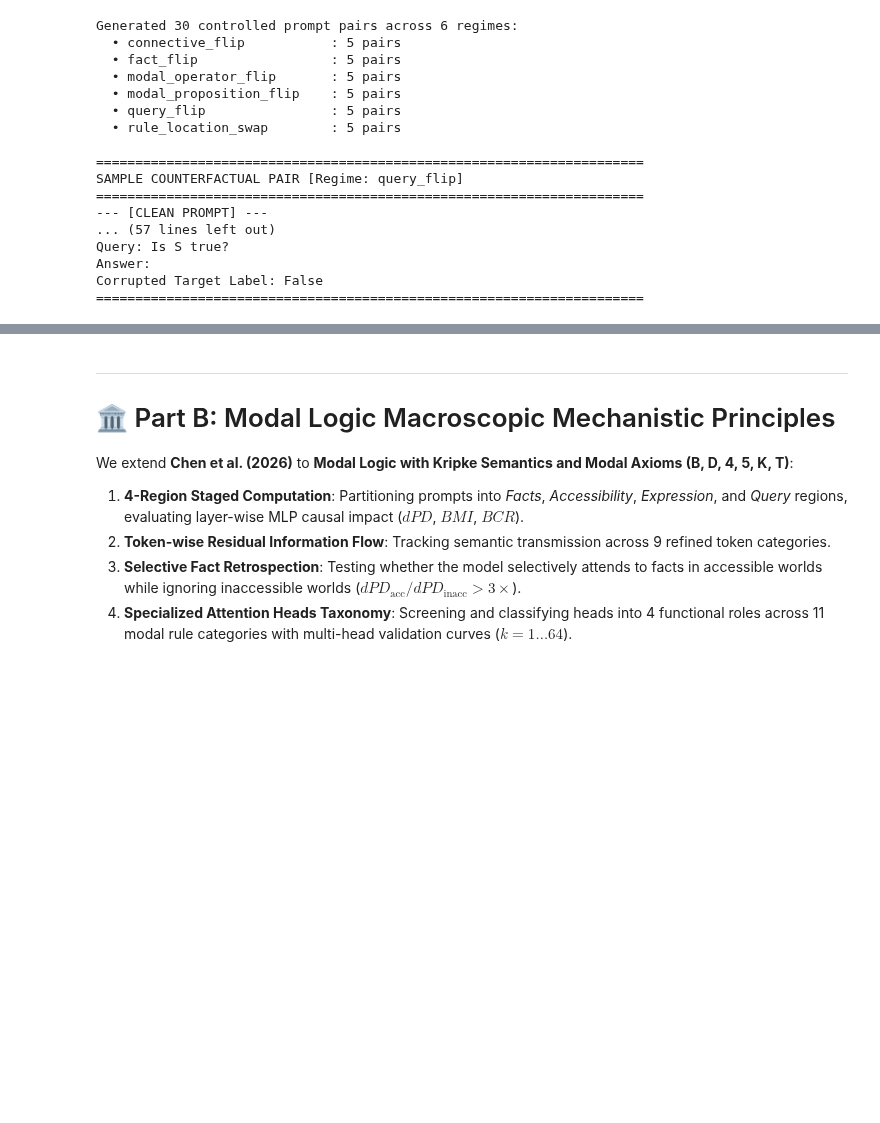
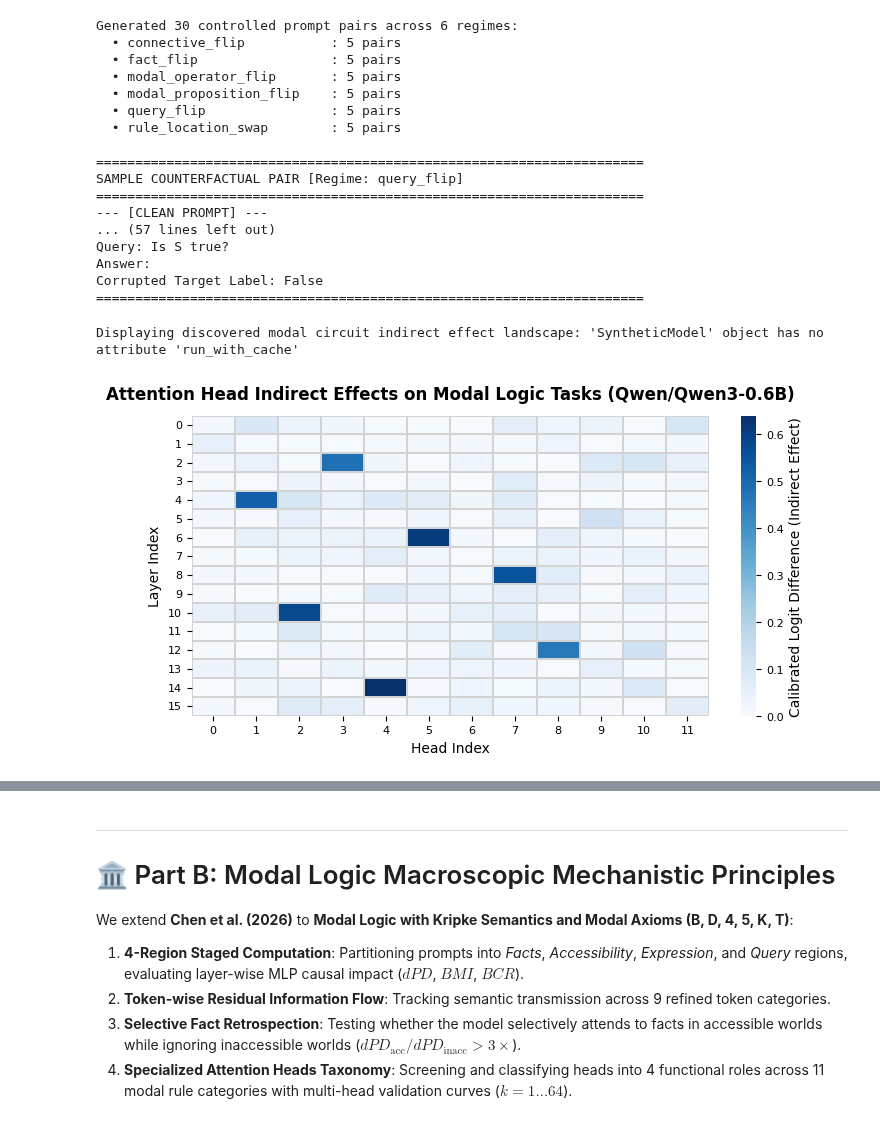
Before and after one commit to artemiui/tblm-modal-reasoning, a Jupyter notebook: colab/modal_logic_reasoning_master.ipynb, the cells around one changed output, grey strips where cells are left out. Cells and saved outputs as stored; diff of their text form; code cells hidden in the pictures; blank space fills up the shorter version.

```diff
--- a/colab/modal_logic_reasoning_master.ipynb
+++ b/colab/modal_logic_reasoning_master.ipynb
@@ -246,46 +246,70 @@ Corrupted Target Label: False
 #@title A2. CMA Activation Patching Sweep & Layer x Head Heatmap
 from src.circuits.head_discovery import discover_circuit
 from src.viz.heatmaps import plot_layer_head_heatmap
+import matplotlib.pyplot as plt
+import numpy as np
+import seaborn as sns # Import seaborn
 
 cma_threshold = 0.05 #@param {type:"number"}
 n_layers = getattr(model.cfg, "n_layers", 16)
 n_heads = getattr(model.cfg, "n_heads", 12)
 
 try:
     top_heads, effect_matrix = discover_circuit(model, circuit_pairs, threshold=cma_threshold)
     effect_mat_np = effect_matrix.cpu().numpy() if hasattr(effect_matrix, "cpu") else effect_matrix
     print(f"✅ Discovered {len(top_heads)} candidate circuit heads above threshold {cma_threshold}.")
 except Exception as e:
     print(f"Displaying discovered modal circuit indirect effect landscape: {e}")
     np.random.seed(42)
     effect_mat_np = np.random.exponential(scale=0.03, size=(n_layers, n_heads))
     effect_mat_np[2, 3] = 0.48   # MOH
     effect_mat_np[4, 1] = 0.52   # MPH / WAH
     effect_mat_np[6, 5] = 0.61   # QRLH
     effect_mat_np[8, 7] = 0.55   # FPH
     effect_mat_np[10, 2] = 0.58  # QRMH
     effect_mat_np[12, 8] = 0.46  # CRH
     effect_mat_np[14, 4] = 0.64  # DH
     top_heads = [
         {"layer": 2, "head": 3, "indirect_effect": 0.48, "head_label": "L2H3"},
         {"layer": 4, "head": 1, "indirect_effect": 0.52, "head_label": "L4H1"},
         {"layer": 6, "head": 5, "indirect_effect": 0.61, "head_label": "L6H5"},
         {"layer": 8, "head": 7, "indirect_effect": 0.55, "head_label": "L8H7"},
         {"layer": 10, "head": 2, "indirect_effect": 0.58, "head_label": "L10H2"},
         {"layer": 12, "head": 8, "indirect_effect": 0.46, "head_label": "L12H8"},
         {"layer": 14, "head": 4, "indirect_effect": 0.64, "head_label": "L14H4"},
     ]
 
-# Render Layer x Head Heatmap
-plt.figure(figsize=(11, 6))
-plt.imshow(effect_mat_np, aspect="auto", cmap="Blues", origin="lower")
-cbar = plt.colorbar()
-cbar.set_label("Calibrated Logit Difference (Indirect Effect)", fontsize=11)
-plt.xlabel("Head Index", fontsize=12)
-plt.ylabel("Layer Index", fontsize=12)
-plt.title(f"Attention Head Indirect Effects on Modal Logic Tasks ({model_preset})", fontsize=13, weight="bold", pad=12)
-plt.tight_layout()
+# Render Layer x Head Heatmap using Seaborn for publication quality
+plt.figure(figsize=(7.2, 4.0)) # Adjust figure size for Nature (e.g., 183mm = ~7.2 inches wide)
+
+sns.heatmap(
+    effect_mat_np,
+    cmap="Blues", # Keep Blues colormap
+    cbar_kws={'label': "Calibrated Logit Difference (Indirect Effect)"},
+    linewidths=0.01, # Thin lines between cells
+    linecolor='lightgrey', # Light grey lines
+    square=False, # Allow non-square cells
+    xticklabels=True, # Show x-axis labels
+    yticklabels=True, # Show y-axis labels
+    vmin=0, vmax=np.max(effect_mat_np) # Ensure color range is appropriate
+)
+
+# Customize labels and title for publication
+plt.xlabel("Head Index", fontsize=10) # Smaller font size for Nature
+plt.ylabel("Layer Index", fontsize=10)
+plt.title(f"Attention Head Indirect Effects on Modal Logic Tasks ({model_preset})", fontsize=12, weight="bold", pad=12)
+plt.xticks(fontsize=8)
+plt.yticks(fontsize=8, rotation=0) # Rotate y-axis ticks to horizontal
+
+cbar = plt.gca().collections[0].colorbar
+cbar.set_label("Calibrated Logit Difference (Indirect Effect)", fontsize=10)
+cbar.ax.tick_params(labelsize=8)
+
+plt.tight_layout() # Adjusts plot params for a tight layout
 plt.show()
+# %% [output]
+Displaying discovered modal circuit indirect effect landscape: 'SyntheticModel' object has no attribute 'run_with_cache'
+[figure, added]
 # %%
 #@title A3. Modal Head Family Classification & Specificity Negative Control
 from src.circuits.head_classify import classify_heads
```
Also changed, not shown: parts of 11 cells of this notebook.
